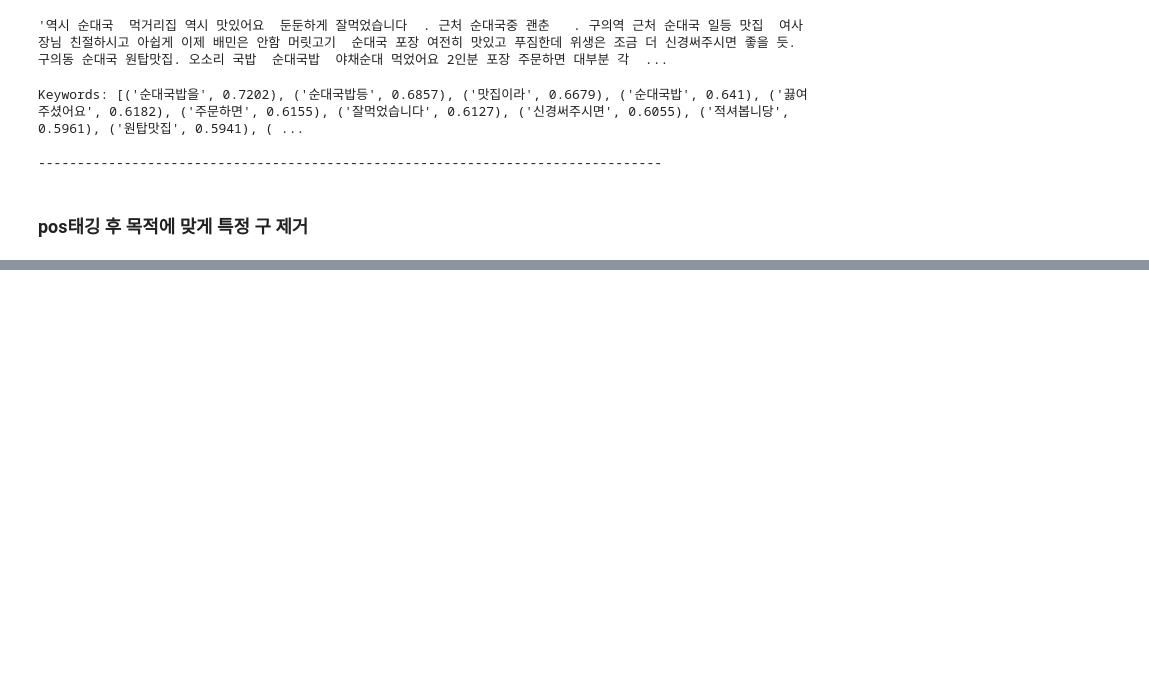
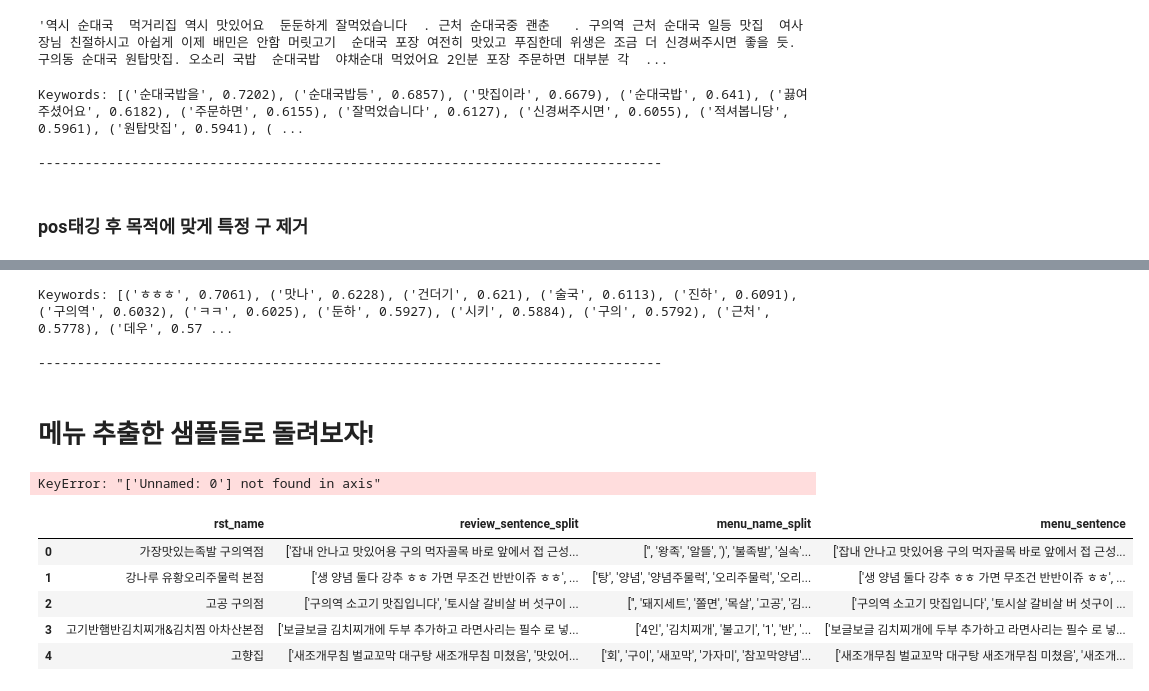
Before and after one commit to SJU-Capstone-DS-DayOne/Palette-AI-models, a Jupyter notebook: Model/keybert_test.ipynb, the cells around one changed output, grey strips where cells are left out. Drawn from its saved outputs; the diff is of its cells as text; code cells hidden in the pictures; blank space fills up the shorter version.

```diff
--- a/Model/keybert_test.ipynb
+++ b/Model/keybert_test.ipynb
@@ -205,0 +315,22 @@ Keywords: [('맛나', 0.6302), ('건더기', 0.6231), ('진하', 0.6197), ('술
+# %%
+extract_keywords_from_reviews(test3)
+# %% [output]
+Keywords: [('ㅎㅎㅎ', 0.7061), ('맛나', 0.6228), ('건더기', 0.621), ('술국', 0.6113), ('진하', 0.6091), ('구의역', 0.6032), ('ㅋㅋ', 0.6025), ('둔하', 0.5927), ('시키', 0.5884), ('구의', 0.5792), ('근처', 0.5778), ('데우', 0.57 ...
+
+--------------------------------------------------------------------------------
+# %% [markdown]
+# 메뉴 추출한 샘플들로 돌려보자!
+# %%
+data=pd.read_csv('menu_token_setnece_sample.csv')
+data=data.drop(columns=['Unnamed: 0'])
+# %% [output]
+KeyError: "['Unnamed: 0'] not found in axis"
+# %%
+data.head(5)
+# %% [output]
+|  | rst_name | review_sentence_split | menu_name_split | menu_sentence |
+| 0 | 가장맛있는족발 구의역점 | ['잡내 안나고 맛있어용 구의 먹자골목 바로 앞에서 접 근성... | ['', '왕족', '알뜰', ')', '불족발', '실속'... | ['잡내 안나고 맛있어용 구의 먹자골목 바로 앞에서 접 근성... |
+| 1 | 강나루 유황오리주물럭 본점 | ['생 양념 둘다 강추 ㅎㅎ 가면 무조건 반반이쥬 ㅎㅎ', ... | ['탕', '양념', '양념주물럭', '오리주물럭', '오리... | ['생 양념 둘다 강추 ㅎㅎ 가면 무조건 반반이쥬 ㅎㅎ', ... |
+| 2 | 고공 구의점 | ['구의역 소고기 맛집입니다', '토시살 갈비살 버 섯구이 ... | ['', '돼지세트', '쫄면', '목살', '고공', '김... | ['구의역 소고기 맛집입니다', '토시살 갈비살 버 섯구이 ... |
+| 3 | 고기반햄반김치찌개&김치찜 아차산본점 | ['보글보글 김치찌개에 두부 추가하고 라면사리는 필수 로 넣... | ['4인', '김치찌개', '불고기', '1', '반', '... | ['보글보글 김치찌개에 두부 추가하고 라면사리는 필수 로 넣... |
+| 4 | 고향집 | ['새조개무침 벌교꼬막 대구탕 새조개무침 미쳤음', '맛있어... | ['회', '구이', '새꼬막', '가자미', '참꼬막양념'... | ['새조개무침 벌교꼬막 대구탕 새조개무침 미쳤음', '새조개... |
```
Also changed, not shown: parts of 22 cells of this notebook.
